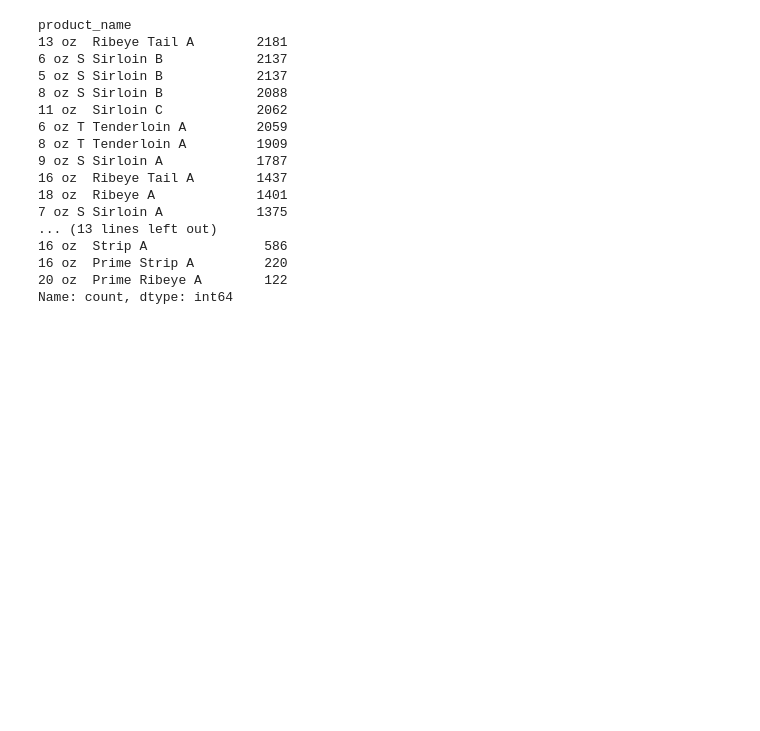
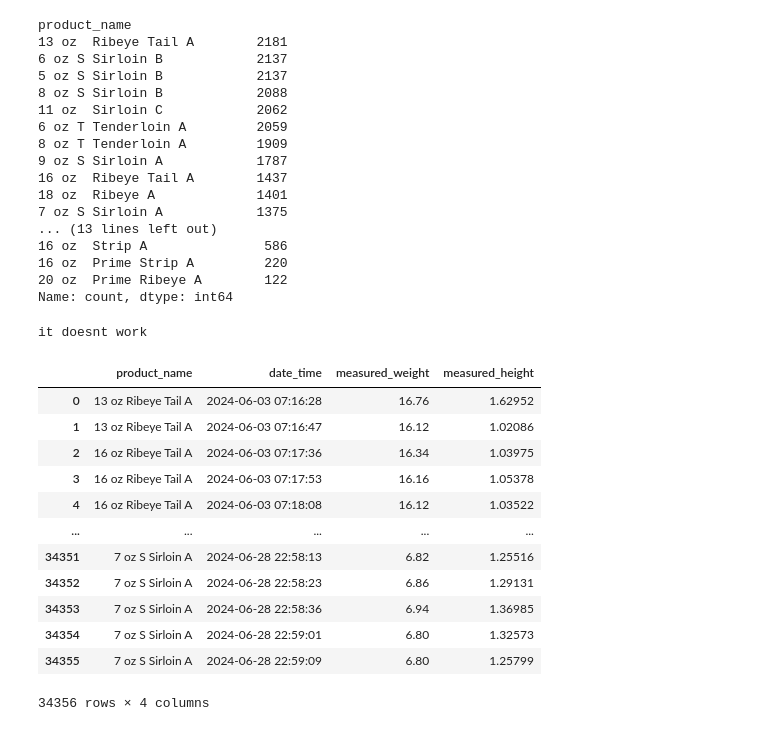
Before and after one commit to ThePennyGoblin/SMU_Project_3_Team-_1, a Jupyter notebook: scratch_jupyter_books/snasir_scratch.ipynb, the cells around one changed output. Drawn from its saved outputs; the diff is of its cells as text; code cells hidden in the pictures; blank space fills up the shorter version.

```diff
--- a/scratch_jupyter_books/snasir_scratch.ipynb
+++ b/scratch_jupyter_books/snasir_scratch.ipynb
@@ -109,3 +109,12 @@ product_name
 16 oz  Prime Strip A         220
 20 oz  Prime Ribeye A        122
 Name: count, dtype: int64
+# %%
+with open('../outputs/log.txt') as file:
+    result =  file.readlines()
+
+result.replace
+# if 'ffff\n' in result:
+#     print('it doesnt work')
+# %% [output]
+it doesnt work
@@ -111,0 +124,16 @@ Name: count, dtype: int64
+# %%
+df1
+# %% [output]
+|  | product_name | date_time | measured_weight | measured_height |
+| 0 | 13 oz Ribeye Tail A | 2024-06-03 07:16:28 | 16.76 | 1.62952 |
+| 1 | 13 oz Ribeye Tail A | 2024-06-03 07:16:47 | 16.12 | 1.02086 |
+| 2 | 16 oz Ribeye Tail A | 2024-06-03 07:17:36 | 16.34 | 1.03975 |
+| 3 | 16 oz Ribeye Tail A | 2024-06-03 07:17:53 | 16.16 | 1.05378 |
+| 4 | 16 oz Ribeye Tail A | 2024-06-03 07:18:08 | 16.12 | 1.03522 |
+| ... | ... | ... | ... | ... |
+| 34351 | 7 oz S Sirloin A | 2024-06-28 22:58:13 | 6.82 | 1.25516 |
+| 34352 | 7 oz S Sirloin A | 2024-06-28 22:58:23 | 6.86 | 1.29131 |
+| 34353 | 7 oz S Sirloin A | 2024-06-28 22:58:36 | 6.94 | 1.36985 |
+| 34354 | 7 oz S Sirloin A | 2024-06-28 22:59:01 | 6.80 | 1.32573 |
+| 34355 | 7 oz S Sirloin A | 2024-06-28 22:59:09 | 6.80 | 1.25799 |
+34356 rows × 4 columns
```
Also changed, not shown: parts of 10 cells of this notebook, 7 other files.
